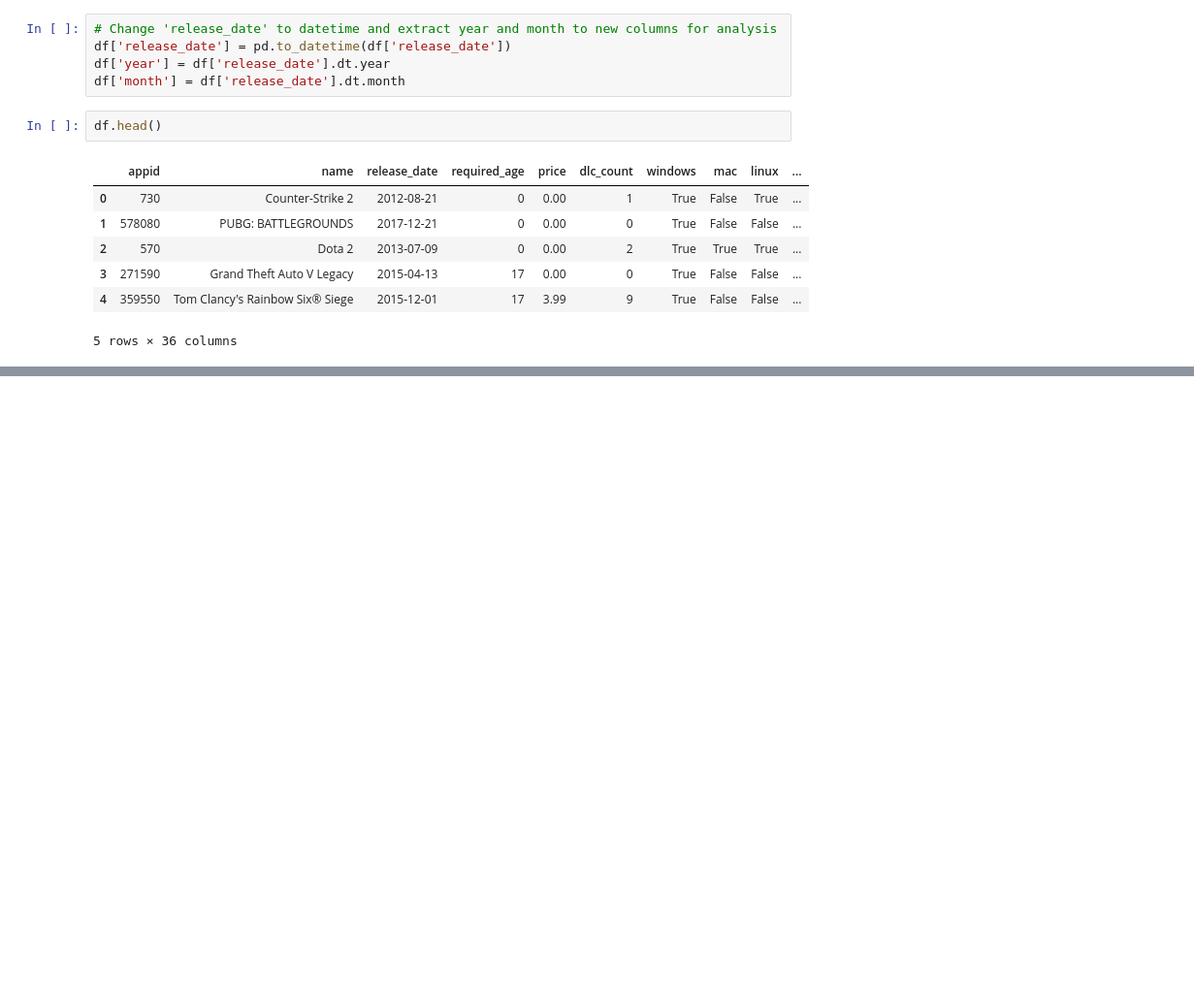
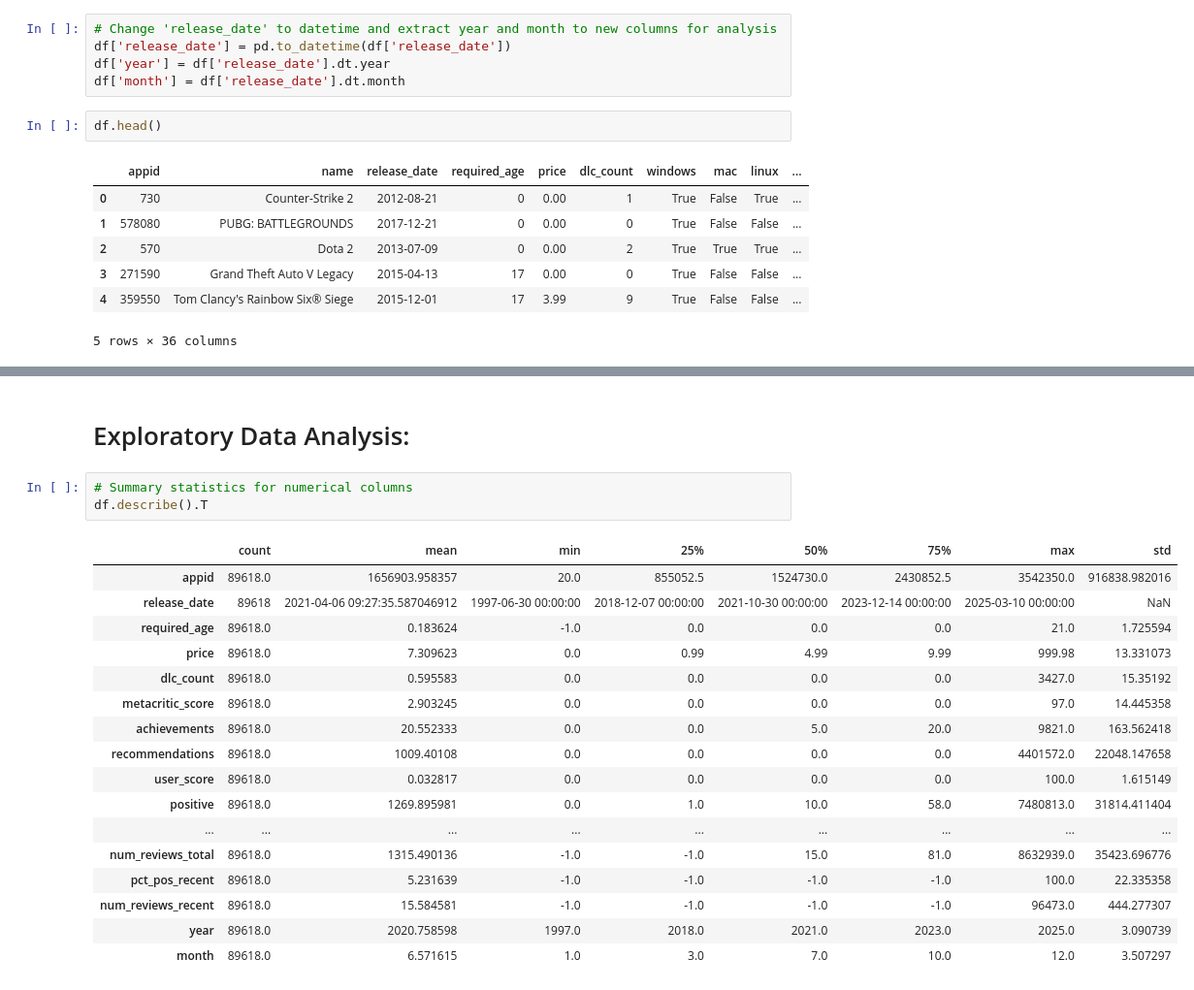
Before and after one commit to oscartsai2620/STAT315_Final, a Jupyter notebook: project.ipynb, the cells around one changed output, grey strips where cells are left out. Shown at 97% size. Drawn from its saved outputs; the diff is of its cells as text; blank space fills up the shorter version.

```diff
--- a/project.ipynb
+++ b/project.ipynb
@@ -91,0 +104,23 @@ df.head()
+# %% [markdown]
+# Exploratory Data Analysis:
+# %%
+# Summary statistics for numerical columns
+df.describe().T
+# %% [output]
+|  | count | mean | min | 25% | 50% | 75% | max | std |
+| appid | 89618.0 | 1656903.958357 | 20.0 | 855052.5 | 1524730.0 | 2430852.5 | 3542350.0 | 916838.982016 |
+| release_date | 89618 | 2021-04-06 09:27:35.587046912 | 1997-06-30 00:00:00 | 2018-12-07 00:00:00 | 2021-10-30 00:00:00 | 2023-12-14 00:00:00 | 2025-03-10 00:00:00 | NaN |
+| required_age | 89618.0 | 0.183624 | -1.0 | 0.0 | 0.0 | 0.0 | 21.0 | 1.725594 |
+| price | 89618.0 | 7.309623 | 0.0 | 0.99 | 4.99 | 9.99 | 999.98 | 13.331073 |
+| dlc_count | 89618.0 | 0.595583 | 0.0 | 0.0 | 0.0 | 0.0 | 3427.0 | 15.35192 |
+| metacritic_score | 89618.0 | 2.903245 | 0.0 | 0.0 | 0.0 | 0.0 | 97.0 | 14.445358 |
+| achievements | 89618.0 | 20.552333 | 0.0 | 0.0 | 5.0 | 20.0 | 9821.0 | 163.562418 |
+| recommendations | 89618.0 | 1009.40108 | 0.0 | 0.0 | 0.0 | 0.0 | 4401572.0 | 22048.147658 |
+| user_score | 89618.0 | 0.032817 | 0.0 | 0.0 | 0.0 | 0.0 | 100.0 | 1.615149 |
+| positive | 89618.0 | 1269.895981 | 0.0 | 1.0 | 10.0 | 58.0 | 7480813.0 | 31814.411404 |
+| ... | ... | ... | ... | ... | ... | ... | ... | ... |
+| num_reviews_total | 89618.0 | 1315.490136 | -1.0 | -1.0 | 15.0 | 81.0 | 8632939.0 | 35423.696776 |
+| pct_pos_recent | 89618.0 | 5.231639 | -1.0 | -1.0 | -1.0 | -1.0 | 100.0 | 22.335358 |
+| num_reviews_recent | 89618.0 | 15.584581 | -1.0 | -1.0 | -1.0 | -1.0 | 96473.0 | 444.277307 |
+| year | 89618.0 | 2020.758598 | 1997.0 | 2018.0 | 2021.0 | 2023.0 | 2025.0 | 3.090739 |
+| month | 89618.0 | 6.571615 | 1.0 | 3.0 | 7.0 | 10.0 | 12.0 | 3.507297 |
```
Also changed, not shown: parts of 12 cells of this notebook.
